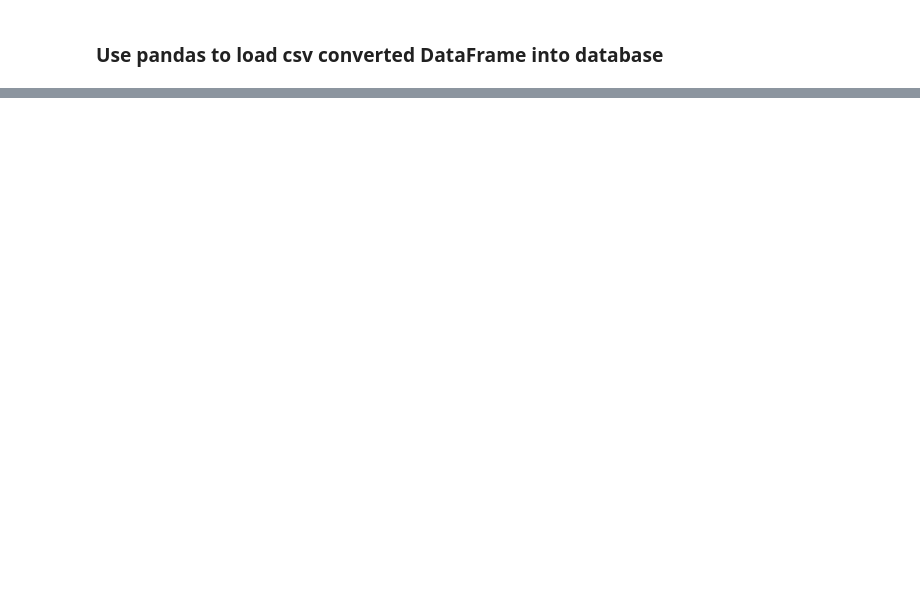
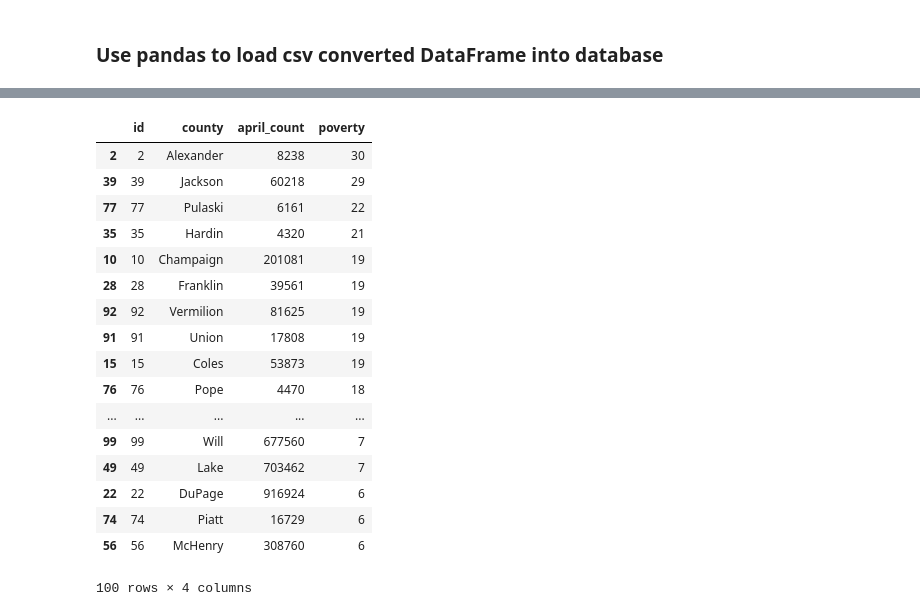
Before and after one commit to hmakinde/ETL_groupproject, a Jupyter notebook: ETL-Homework.ipynb, the cells around one changed output, grey strips where cells are left out. Drawn from its saved outputs; the diff is of its cells as text; code cells hidden in the pictures; blank space fills up the shorter version.

```diff
--- a/ETL-Homework.ipynb
+++ b/ETL-Homework.ipynb
@@ -396,0 +297,6 @@ Illinois
+# %%
+# census = pd.read_sql_query('select * from illinois_census', con=engine)
+# census.sort_values(by = 'April_count', ascending=False, inplace=True,)
+# census.head(10)
+county = pd.read_sql_query('SELECT * FROM census LIMIT 105', con=engine)
+poverty = pd.read_sql_query('SELECT poverty FROM poverty LIMIT 105', con=engine)
@@ -396,0 +317,4 @@ Illinois
+# %%
+poverty.reset_index(inplace=True)
+poverty1 = poverty.rename(columns={"index":'id'})
+poverty1.head(10)
@@ -396,0 +333,3 @@ Illinois
+# %%
+finaldf = pd.merge(county, poverty1, how = 'inner', on = 'id', validate = '1:1')
+finaldf.head(5)
@@ -396,0 +343,22 @@ Illinois
+# %%
+finaldf.sort_values(by = "poverty", ascending=False, inplace=True)
+finaldf.head(100)
+# %% [output]
+|  | id | county | april_count | poverty |
+| 2 | 2 | Alexander | 8238 | 30 |
+| 39 | 39 | Jackson | 60218 | 29 |
+| 77 | 77 | Pulaski | 6161 | 22 |
+| 35 | 35 | Hardin | 4320 | 21 |
+| 10 | 10 | Champaign | 201081 | 19 |
+| 28 | 28 | Franklin | 39561 | 19 |
+| 92 | 92 | Vermilion | 81625 | 19 |
+| 91 | 91 | Union | 17808 | 19 |
+| 15 | 15 | Coles | 53873 | 19 |
+| 76 | 76 | Pope | 4470 | 18 |
+| ... | ... | ... | ... | ... |
+| 99 | 99 | Will | 677560 | 7 |
+| 49 | 49 | Lake | 703462 | 7 |
+| 22 | 22 | DuPage | 916924 | 6 |
+| 74 | 74 | Piatt | 16729 | 6 |
+| 56 | 56 | McHenry | 308760 | 6 |
+100 rows × 4 columns
```
Also changed, not shown: parts of 37 cells of this notebook, 2 other files.
